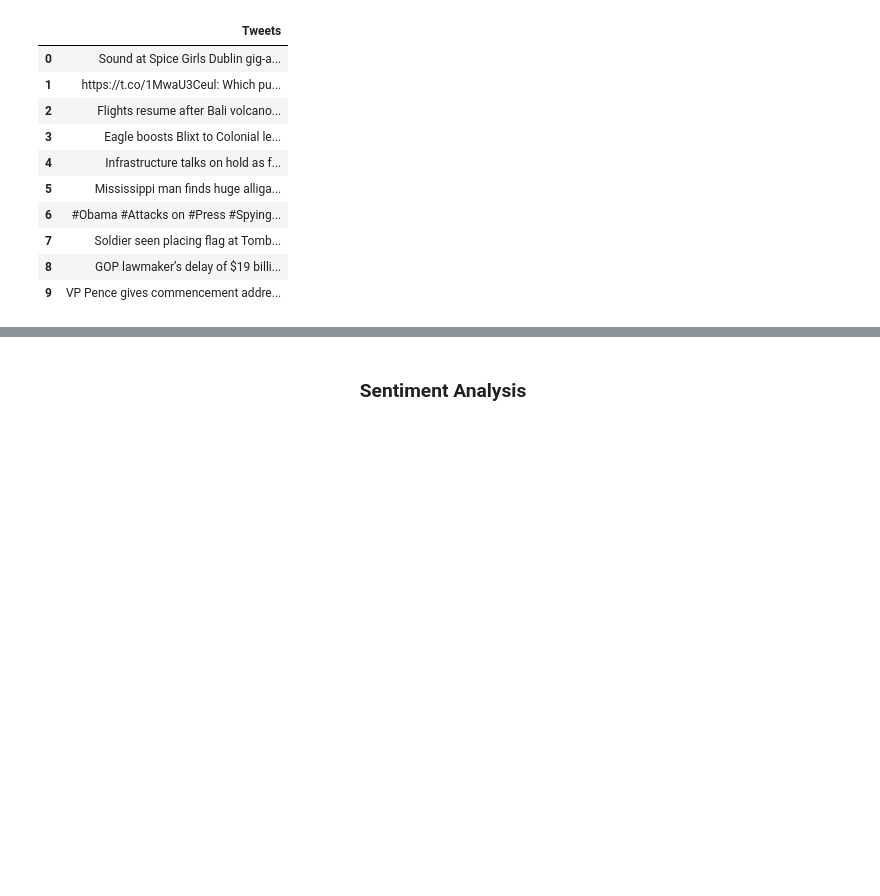
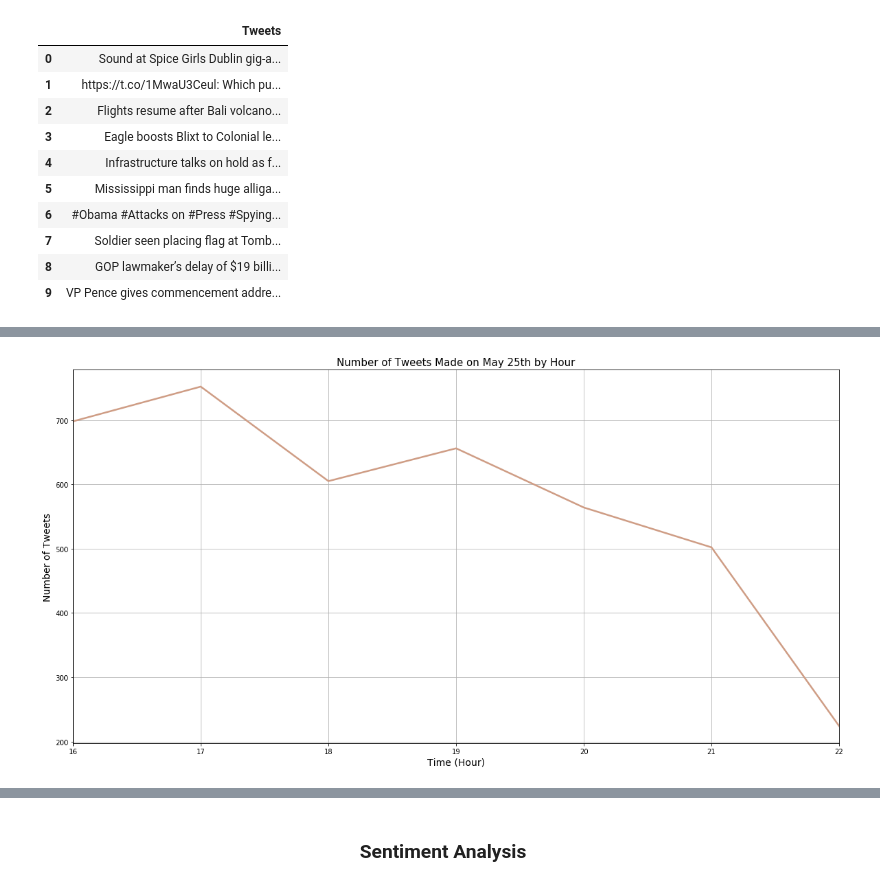
Before and after one commit to pinkdragon1000/News-Tweet-Analysis, a Jupyter notebook: News Tweet Analysis.ipynb, the cells around one changed output, grey strips where cells are left out. Cells and saved outputs as stored; diff of their text form; code cells hidden in the pictures; blank space fills up the shorter version.

```diff
--- a/News Tweet Analysis.ipynb
+++ b/News Tweet Analysis.ipynb
@@ -72,0 +113,4 @@ True
+# %%
+date=pd.DataFrame(data=[tweet['created_at'] for tweet in cached_tweets], columns=['Created'])
+# %%
+date=pd.DataFrame(pd.to_datetime(date.Created))
@@ -72,0 +119,5 @@ True
+# %%
+datefixed=date['Created'].apply(lambda t: t.strftime('%H'))
+# %%
+datecounts=pd.DataFrame(datefixed.value_counts(sort=False), columns=['Created']).sort_index()
+datecounts
@@ -72,0 +133,10 @@ True
+# %%
+datecounts.plot(figsize=(20,10), color=['#cf9d85'], legend=False, linewidth=2.5)
+plt.title("Number of Tweets Made on May 25th by Hour", fontsize="15")
+plt.xlabel("Time (Hour)", fontsize="14")
+plt.ylabel("Number of Tweets", fontsize="14")
+plt.xticks(rotation=0)
+plt.grid()
+plt.show()
+# %% [output]
+[figure, added]
```
Also changed, not shown: parts of 46 cells of this notebook.
